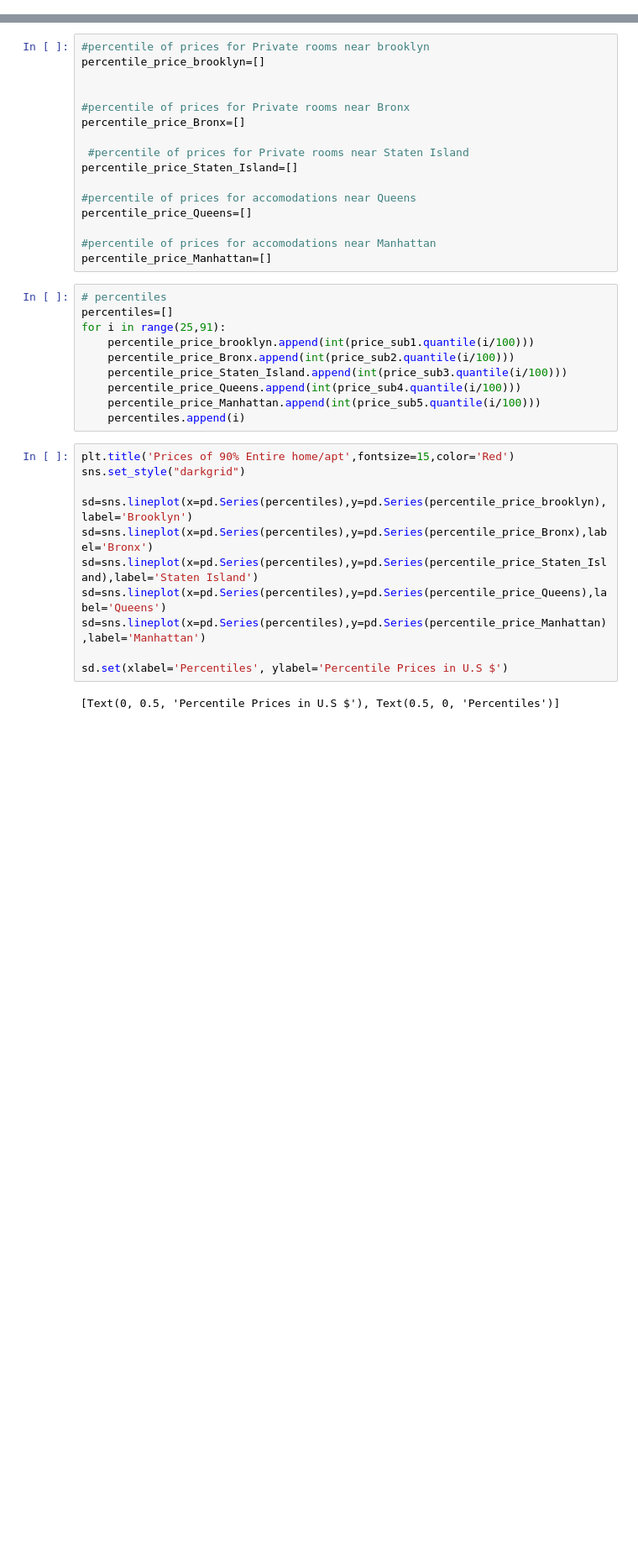
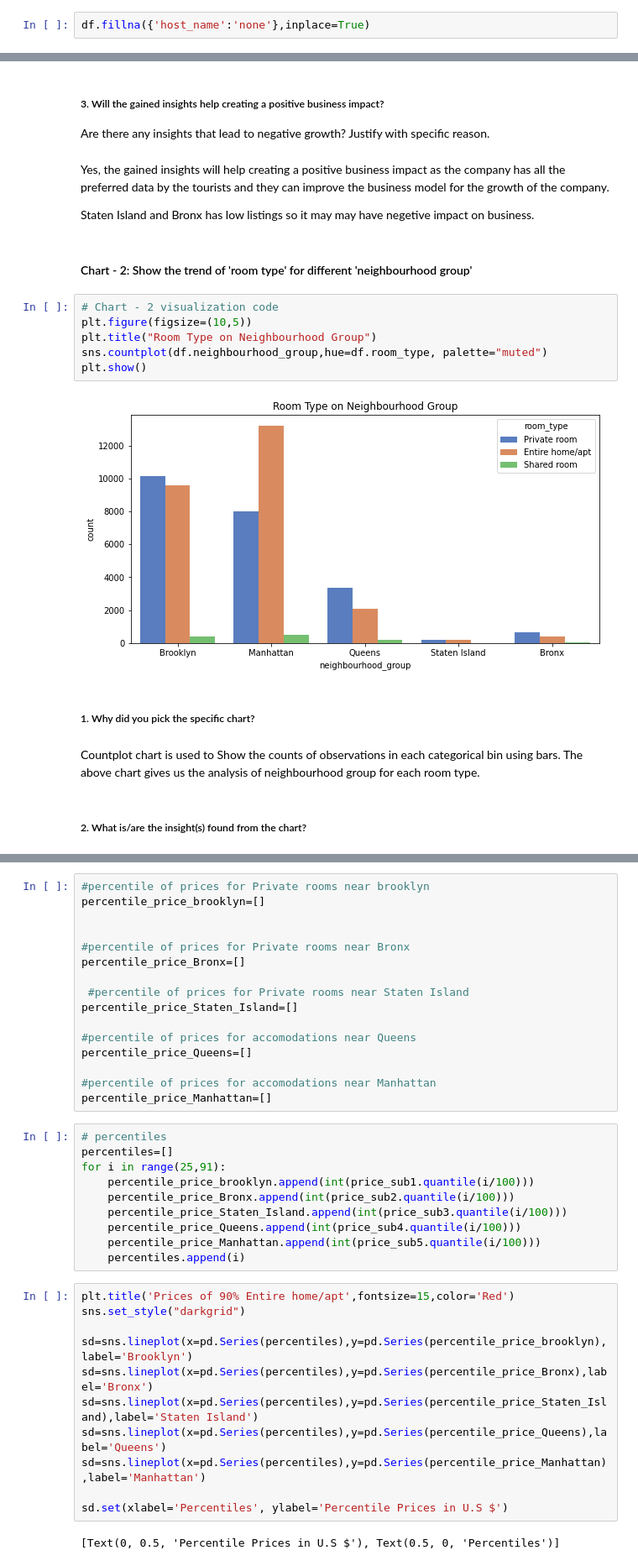
Before and after one commit to 88270gagan/AirBnb-Booking-Analysis, a Jupyter notebook: Airbnb_Bookings_Analysis_Capstone_Project.ipynb, the cells around one changed output, grey strips where cells are left out. Shown: that part at 84% size. Cells and saved outputs as stored; diff of their text form; blank space fills up the shorter version.

```diff
--- a/Airbnb_Bookings_Analysis_Capstone_Project.ipynb
+++ b/Airbnb_Bookings_Analysis_Capstone_Project.ipynb
@@ -135,0 +291,2 @@ memory usage: 6.0+ MB
+# %%
+df.fillna({'host_name':'none'},inplace=True)
@@ -363,0 +372,23 @@ price_sub5=df['price'].iloc[sub_5.index]
+# %% [markdown]
+##### 3. Will the gained insights help creating a positive business impact?
+Are there any insights that lead to negative growth? Justify with specific reason.
+# %% [markdown]
+Yes, the gained insights will help creating a positive business impact as the company has all the preferred data by the tourists and they can improve the business model for the growth of the company.
+
+Staten Island and Bronx has low listings so it may may have negetive impact on business.
+# %% [markdown]
+#### Chart - 2: Show the trend of 'room type' for different 'neighbourhood group'
+# %%
+# Chart - 2 visualization code
+plt.figure(figsize=(10,5))
+plt.title("Room Type on Neighbourhood Group")
+sns.countplot(df.neighbourhood_group,hue=df.room_type, palette="muted")
+plt.show()
+# %% [output]
+[figure, added]
+# %% [markdown]
+##### 1. Why did you pick the specific chart?
+# %% [markdown]
+Countplot chart is used to Show the counts of observations in each categorical bin using bars. The above chart gives us the analysis of neighbourhood group for each room type.
+# %% [markdown]
+##### 2. What is/are the insight(s) found from the chart?
```
Also changed, not shown: parts of 241 cells of this notebook.
